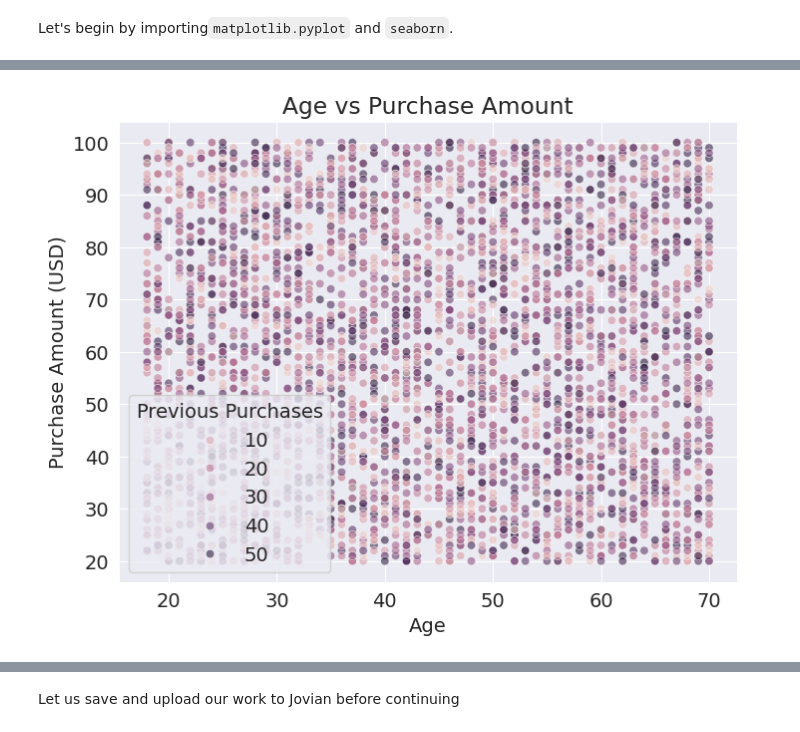
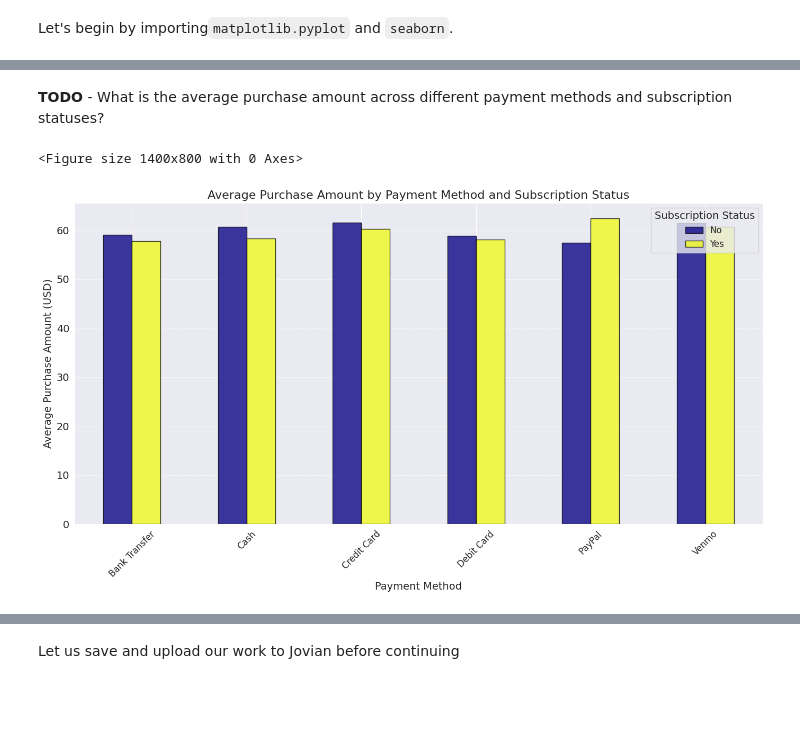
Before and after one commit to karam79/Heart-Disease-Prediction-using-Machine-Learning, a Jupyter notebook: fully_updated_zerotopandas_course_project.ipynb, the cells around one changed output, grey strips where cells are left out. Saved outputs shown, nothing was run; the diff lists cells and outputs as text; code cells hidden in the pictures; blank space fills up the shorter version.

```diff
--- a/fully_updated_zerotopandas_course_project.ipynb
+++ b/fully_updated_zerotopandas_course_project.ipynb
@@ -583,21 +625,29 @@ plt.tight_layout()
-# %%
-import seaborn as sns
-import matplotlib.pyplot as plt
-
-# Scatter plot for Age vs Purchase Amount
-plt.figure(figsize=(8, 6))
-sns.scatterplot(
-    x=shopping_df['Age'],
-    y=shopping_df['Purchase Amount (USD)'],
-    hue=shopping_df['Previous Purchases'],
-    alpha=0.6
-)
-plt.title('Age vs Purchase Amount')
-plt.xlabel('Age')
-plt.ylabel('Purchase Amount (USD)')
-plt.grid(True)
-plt.show()
-
-plt.tight_layout()
-# %% [output]
-[figure, removed]
+# %% [markdown]
+**TODO** -  What is the average purchase amount across different payment methods and subscription statuses?
+# %%
+
+
+import pandas as pd
+import matplotlib.pyplot as plt
+
+# Group the data by 'Payment Method' and 'Subscription Status', and calculate the mean purchase amount
+avg_purchase_by_payment = shopping_df.groupby(['Payment Method', 'Subscription Status'])['Purchase Amount (USD)'].mean().unstack()
+
+# Plot the results
+plt.figure(figsize=(14, 8))
+avg_purchase_by_payment.plot(kind='bar', figsize=(14, 8), colormap='plasma', edgecolor='black', alpha=0.8)
+
+# Add descriptive labels and titles
+plt.title('Average Purchase Amount by Payment Method and Subscription Status', fontsize=16)
+plt.xlabel('Payment Method', fontsize=14)
+plt.ylabel('Average Purchase Amount (USD)', fontsize=14)
+plt.xticks(rotation=45, fontsize=12)
+plt.legend(title='Subscription Status', fontsize=12)
+plt.grid(axis='y', linestyle='--', alpha=0.7)
+
+# Display the plot
+plt.tight_layout()
+plt.show()
+# %% [output]
+<Figure size 1400x800 with 0 Axes>
+[figure, added]
```
Also changed, not shown: parts of 23 cells of this notebook.
